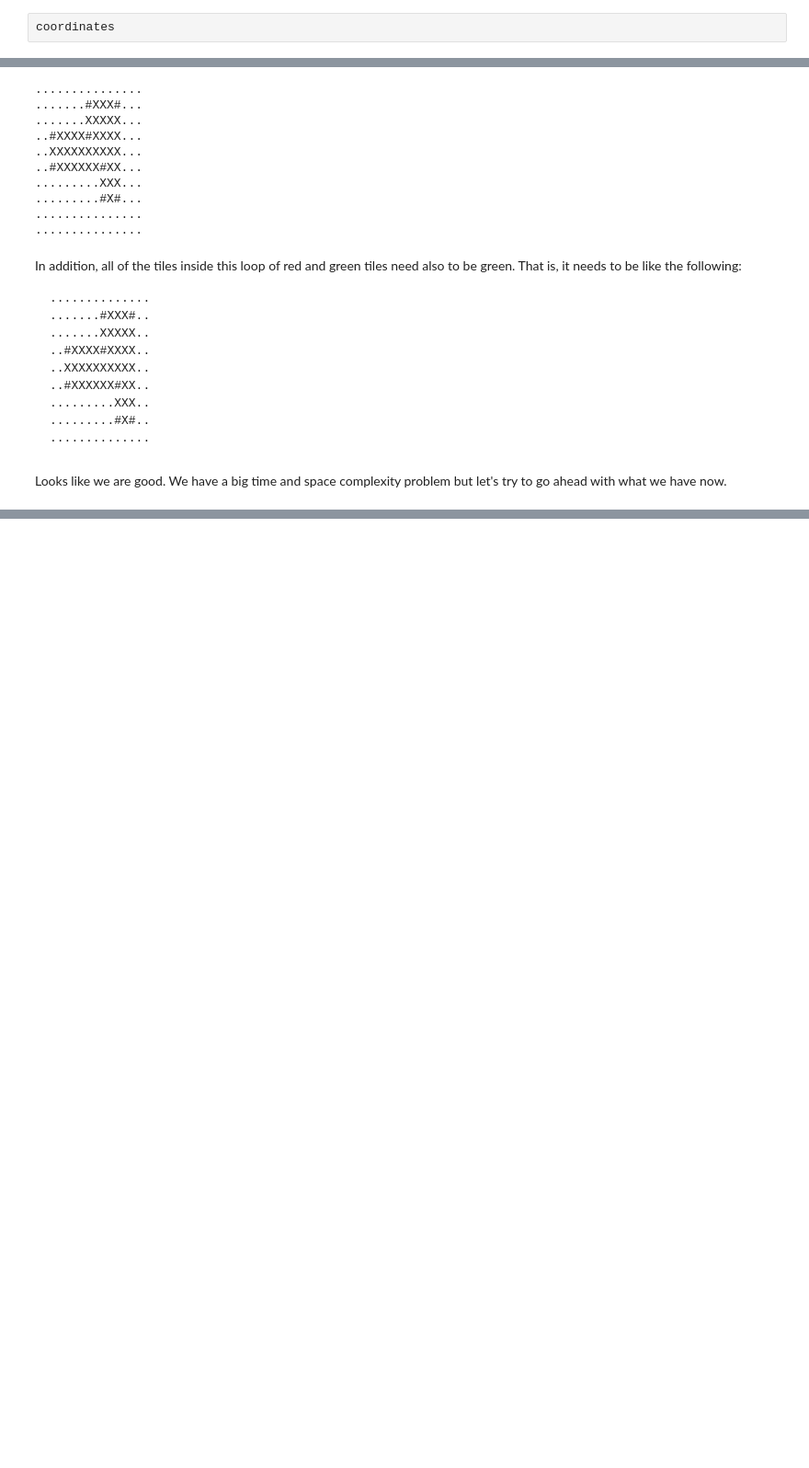
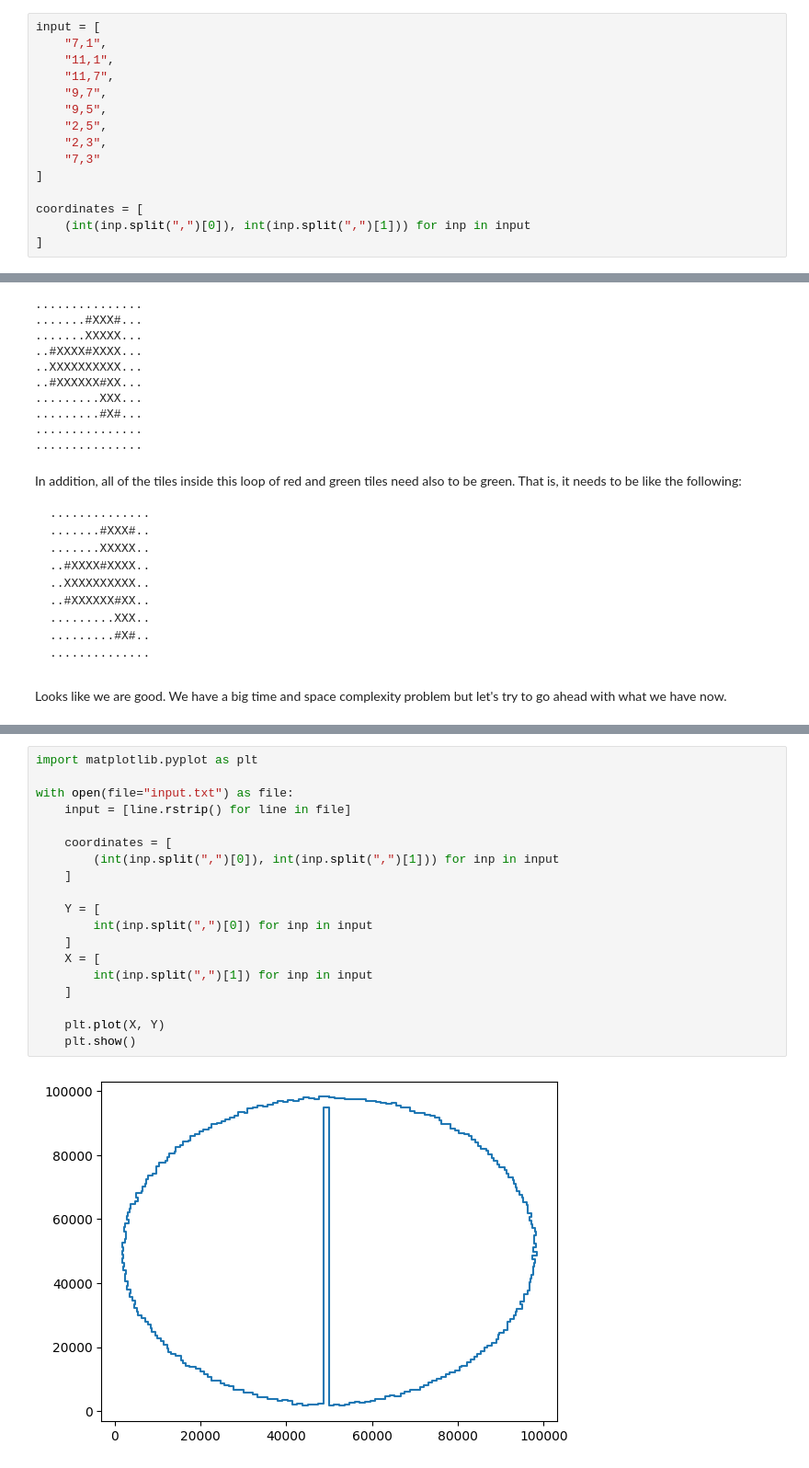
Before and after one commit to dasunpubudumal/aoc-2025, a Jupyter notebook: movie-theatre-9/Movie Theatre.ipynb, the cells around one changed output, grey strips where cells are left out. Shown at 92% size. Cells and saved outputs as stored; diff of their text form; blank space fills up the shorter version.

Commit message:
Add new images for movie theatre project
- Added img.png for visual representation
- Added input_vis.png for input visualization

```diff
--- a/movie-theatre-9/Movie Theatre.ipynb
+++ b/movie-theatre-9/Movie Theatre.ipynb
@@ -278,4 +224,17 @@ matrix.pretty_print()
 # %% [markdown]
 First, let us check rows.
 # %%
-coordinates
+input = [
+    "7,1",
+    "11,1",
+    "11,7",
+    "9,7",
+    "9,5",
+    "2,5",
+    "2,3",
+    "7,3"
+]
+
+coordinates = [
+    (int(inp.split(",")[0]), int(inp.split(",")[1])) for inp in input
+]
@@ -362,0 +549,21 @@ Looks like we are good. We have a big time and space complexity problem but let'
+# %%
+import matplotlib.pyplot as plt
+
+with open(file="input.txt") as file:
+    input = [line.rstrip() for line in file]
+
+    coordinates = [
+        (int(inp.split(",")[0]), int(inp.split(",")[1])) for inp in input
+    ]
+
+    Y = [
+        int(inp.split(",")[0]) for inp in input
+    ]
+    X = [
+        int(inp.split(",")[1]) for inp in input
+    ]
+
+    plt.plot(X, Y)
+    plt.show()
+# %% [output]
+[figure, added]
```
Also changed, not shown: parts of 20 cells of this notebook, 2 other files.
